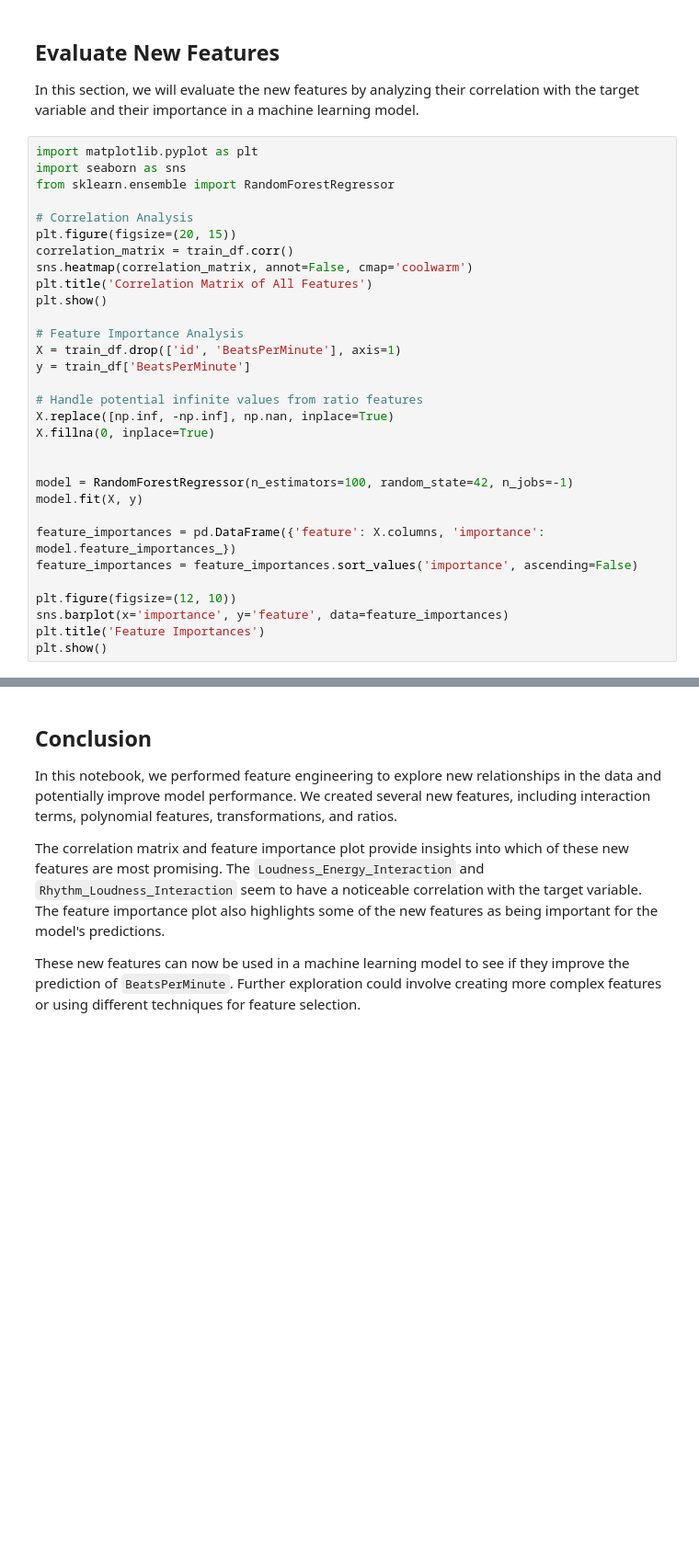
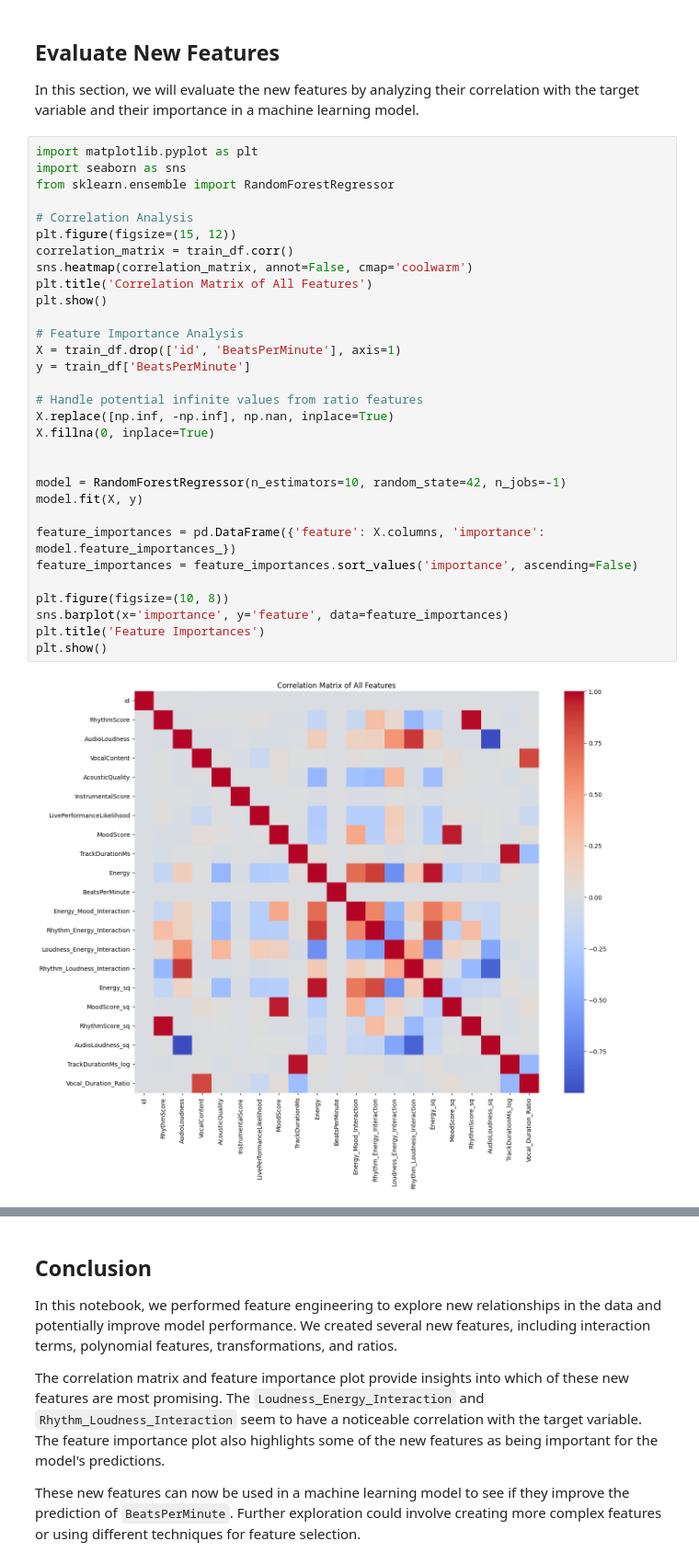
Before and after one commit to dustinober1/Predicting-the-Beats-per-Minute-of-Songs, a Jupyter notebook: Feature_Engineering.ipynb, the cells around one changed output, grey strips where cells are left out. Shown at 92% size. Drawn from its saved outputs; the diff is of its cells as text; blank space fills up the shorter version.

```diff
--- a/Feature_Engineering.ipynb
+++ b/Feature_Engineering.ipynb
@@ -55,31 +70,33 @@ In this section, we will evaluate the new features by analyzing their correlatio
 # %%
 import matplotlib.pyplot as plt
 import seaborn as sns
 from sklearn.ensemble import RandomForestRegressor
 
 # Correlation Analysis
-plt.figure(figsize=(20, 15))
+plt.figure(figsize=(15, 12))
 correlation_matrix = train_df.corr()
 sns.heatmap(correlation_matrix, annot=False, cmap='coolwarm')
 plt.title('Correlation Matrix of All Features')
 plt.show()
 
 # Feature Importance Analysis
 X = train_df.drop(['id', 'BeatsPerMinute'], axis=1)
 y = train_df['BeatsPerMinute']
 
 # Handle potential infinite values from ratio features
 X.replace([np.inf, -np.inf], np.nan, inplace=True)
 X.fillna(0, inplace=True)
 
 
-model = RandomForestRegressor(n_estimators=100, random_state=42, n_jobs=-1)
+model = RandomForestRegressor(n_estimators=10, random_state=42, n_jobs=-1)
 model.fit(X, y)
 
 feature_importances = pd.DataFrame({'feature': X.columns, 'importance': model.feature_importances_})
 feature_importances = feature_importances.sort_values('importance', ascending=False)
 
-plt.figure(figsize=(12, 10))
+plt.figure(figsize=(10, 8))
 sns.barplot(x='importance', y='feature', data=feature_importances)
 plt.title('Feature Importances')
 plt.show()
+# %% [output]
+[figure, added]
```
Also changed, not shown: parts of 3 cells of this notebook.
